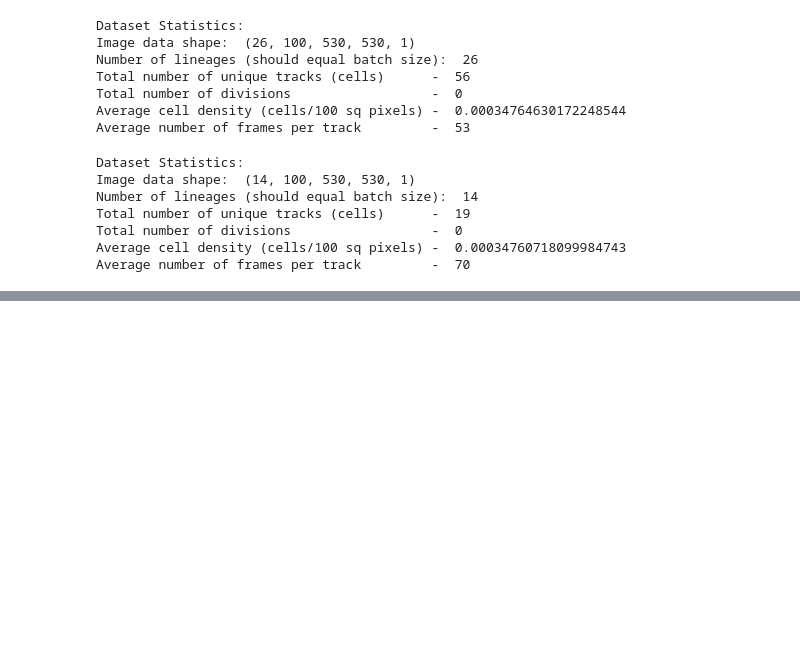
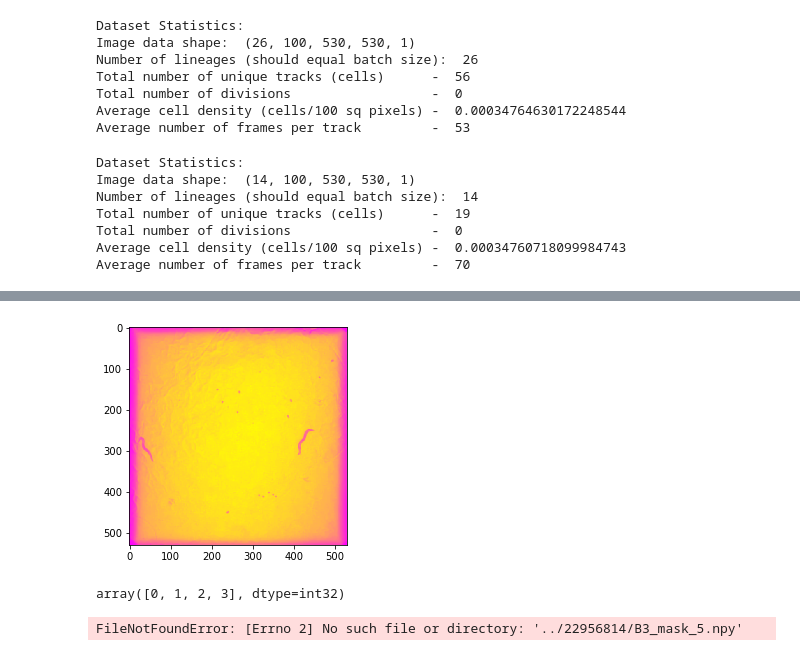
Before and after one commit to RosaryYao/msc_wormtracking, a Jupyter notebook: create_lineages.ipynb, the cells around one changed output, grey strips where cells are left out. Drawn from its saved outputs; the diff is of its cells as text; code cells hidden in the pictures; blank space fills up the shorter version.

Commit message:
Finish creating .trks for 22956814 with sequential worm ids. Also created python scripts for easy import functions.

```diff
--- a/create_lineages.ipynb
+++ b/create_lineages.ipynb
@@ -688,0 +895,15 @@ Average number of frames per track         -  70
+# %%
+plot_gif(np.load('../22956814/B3_raw_5.npy'), '../22956814/gif/B3_raw_5.gif')
+# %% [output]
+[figure, added]
+# %%
+# check worm ids
+b3_seq_5 = np.load('../22956814/B3_mask_seq_5.npy')
+np.unique(b3_seq_5)
+# %% [output]
+array([0, 1, 2, 3], dtype=int32)
+# %%
+b3_seq_5 = np.load('../22956814/B3_mask_5.npy')
+np.unique(b3_seq_5)
+# %% [output]
+FileNotFoundError: [Errno 2] No such file or directory: '../22956814/B3_mask_5.npy'
```
Also changed, not shown: parts of 11 cells of this notebook, 5 other files.
